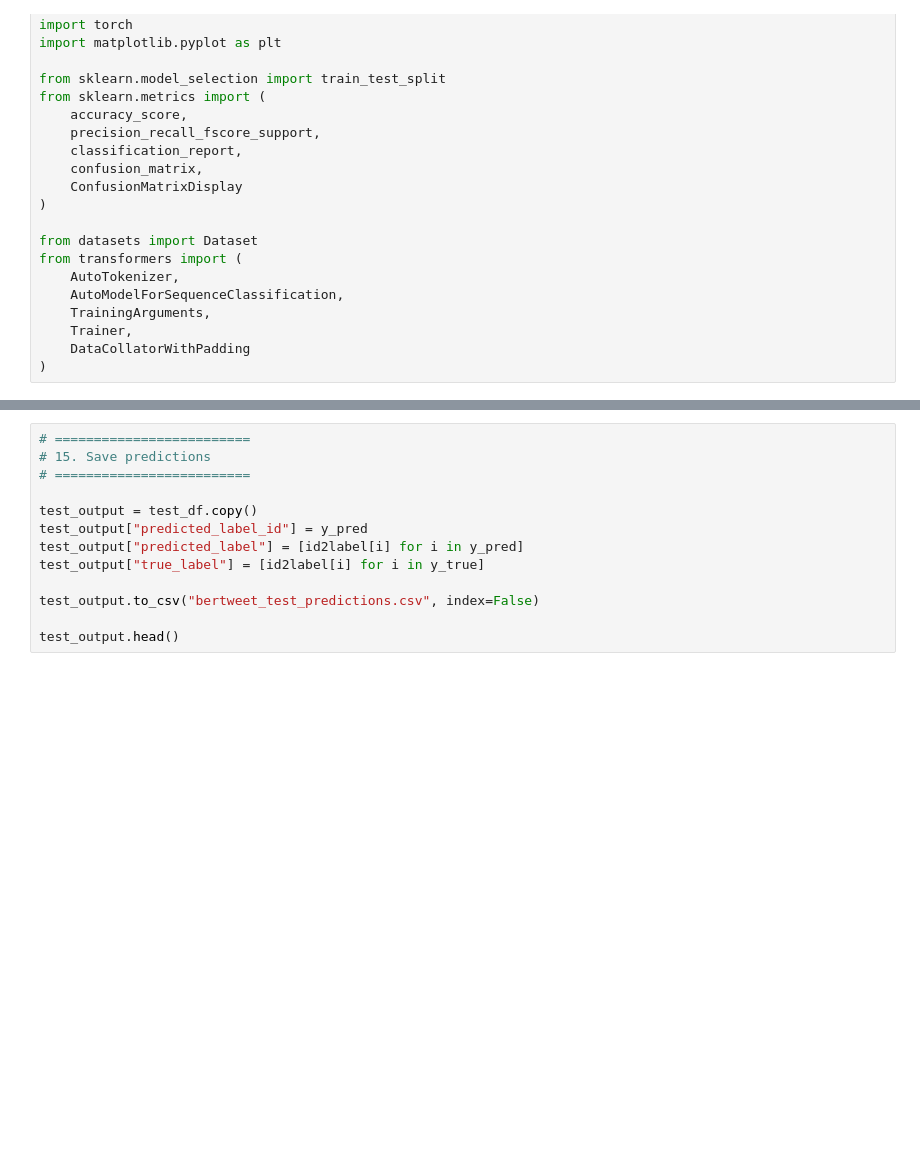
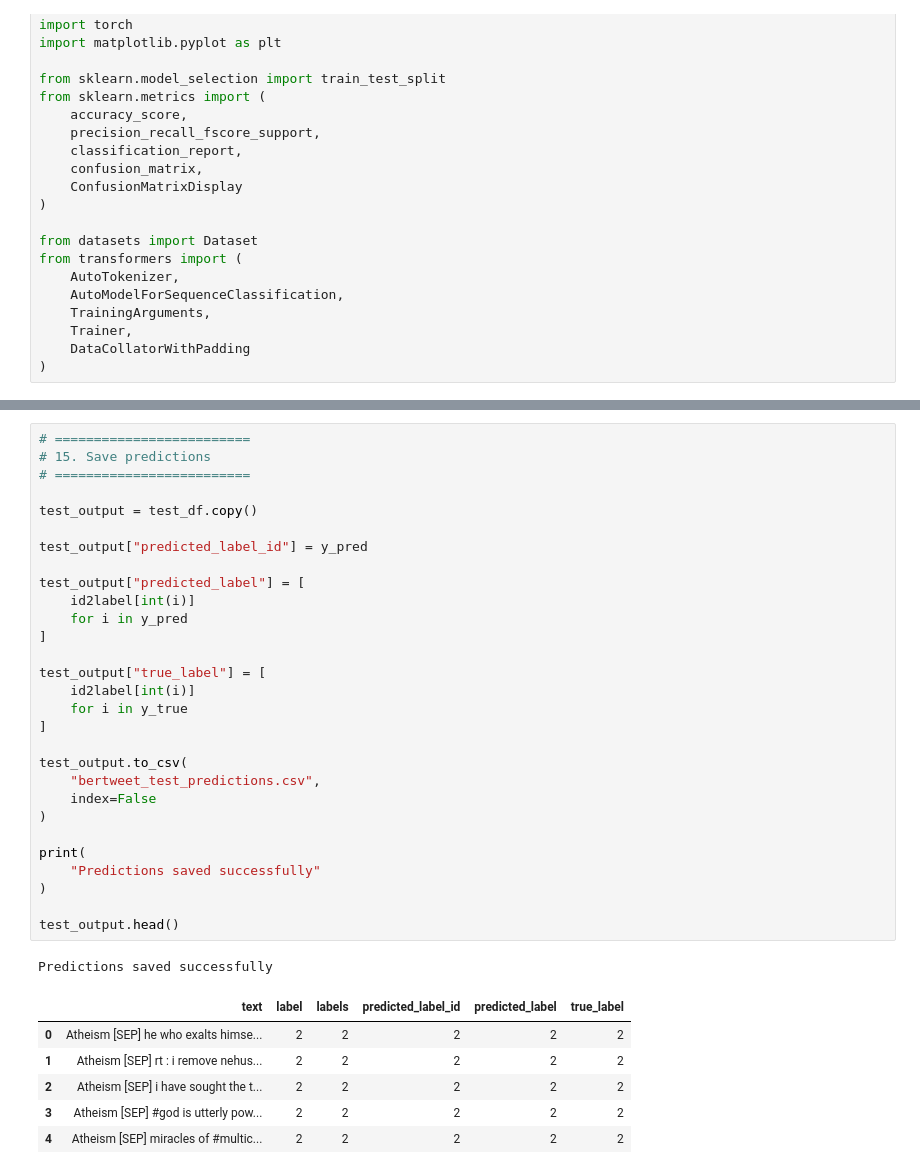
Before and after one commit to Shifali1094/stance-detection, a Jupyter notebook: notebooks/bertweet_experiments.ipynb, the cells around one changed output, grey strips where cells are left out. Saved outputs shown, nothing was run; the diff lists cells and outputs as text; blank space fills up the shorter version.

```diff
--- a/notebooks/bertweet_experiments.ipynb
+++ b/notebooks/bertweet_experiments.ipynb
@@ -231,16 +400,40 @@ plt.show()
 # %%
 # =========================
 # 15. Save predictions
 # =========================
 
 test_output = test_df.copy()
+
 test_output["predicted_label_id"] = y_pred
-test_output["predicted_label"] = [id2label[i] for i in y_pred]
-test_output["true_label"] = [id2label[i] for i in y_true]
 
-test_output.to_csv("bertweet_test_predictions.csv", index=False)
+test_output["predicted_label"] = [
+    id2label[int(i)]
+    for i in y_pred
+]
+
+test_output["true_label"] = [
+    id2label[int(i)]
+    for i in y_true
+]
+
+test_output.to_csv(
+    "bertweet_test_predictions.csv",
+    index=False
+)
+
+print(
+    "Predictions saved successfully"
+)
 
 test_output.head()
+# %% [output]
+Predictions saved successfully
+|  | text | label | labels | predicted_label_id | predicted_label | true_label |
+| 0 | Atheism [SEP] he who exalts himse... | 2 | 2 | 2 | 2 | 2 |
+| 1 | Atheism [SEP] rt : i remove nehus... | 2 | 2 | 2 | 2 | 2 |
+| 2 | Atheism [SEP] i have sought the t... | 2 | 2 | 2 | 2 | 2 |
+| 3 | Atheism [SEP] #god is utterly pow... | 2 | 2 | 2 | 2 | 2 |
+| 4 | Atheism [SEP] miracles of #multic... | 2 | 2 | 2 | 2 | 2 |
 # %%
 # =========================
 # 16. Save final model
```
Also changed, not shown: parts of 16 cells of this notebook.
